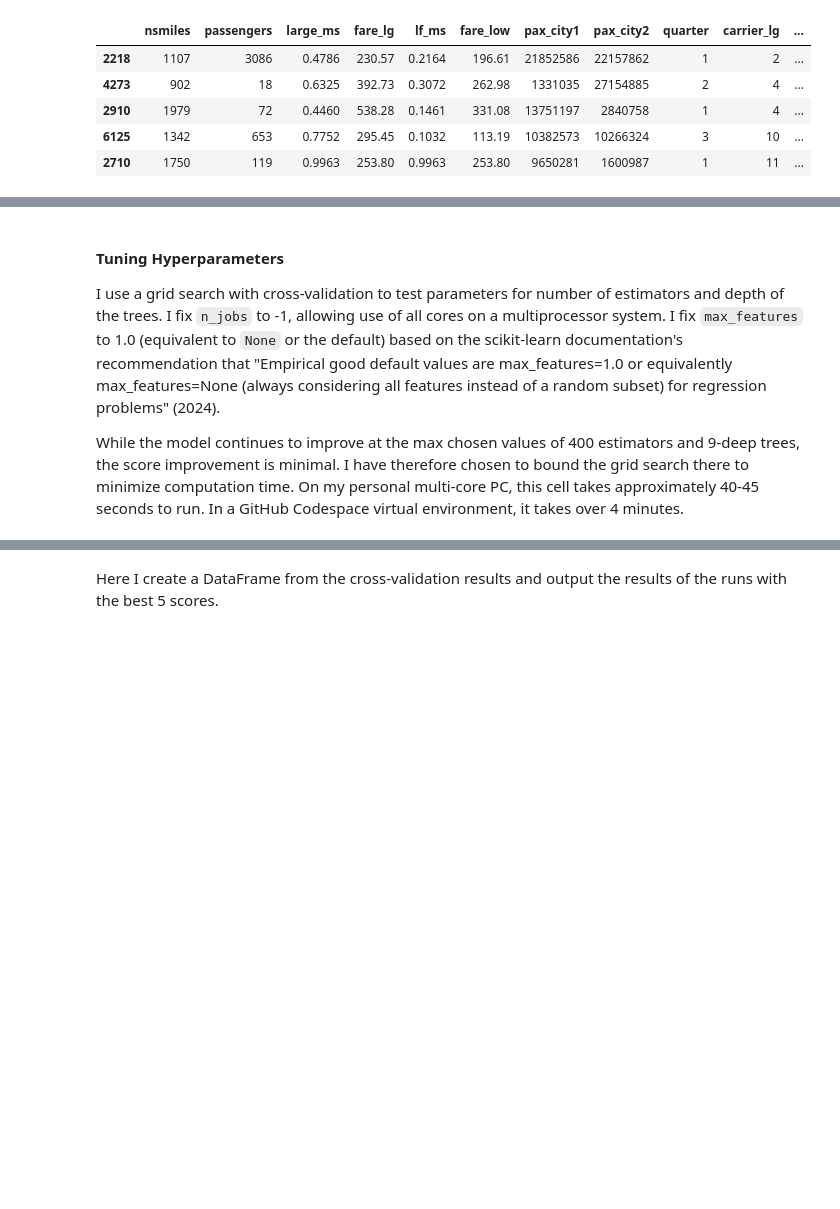
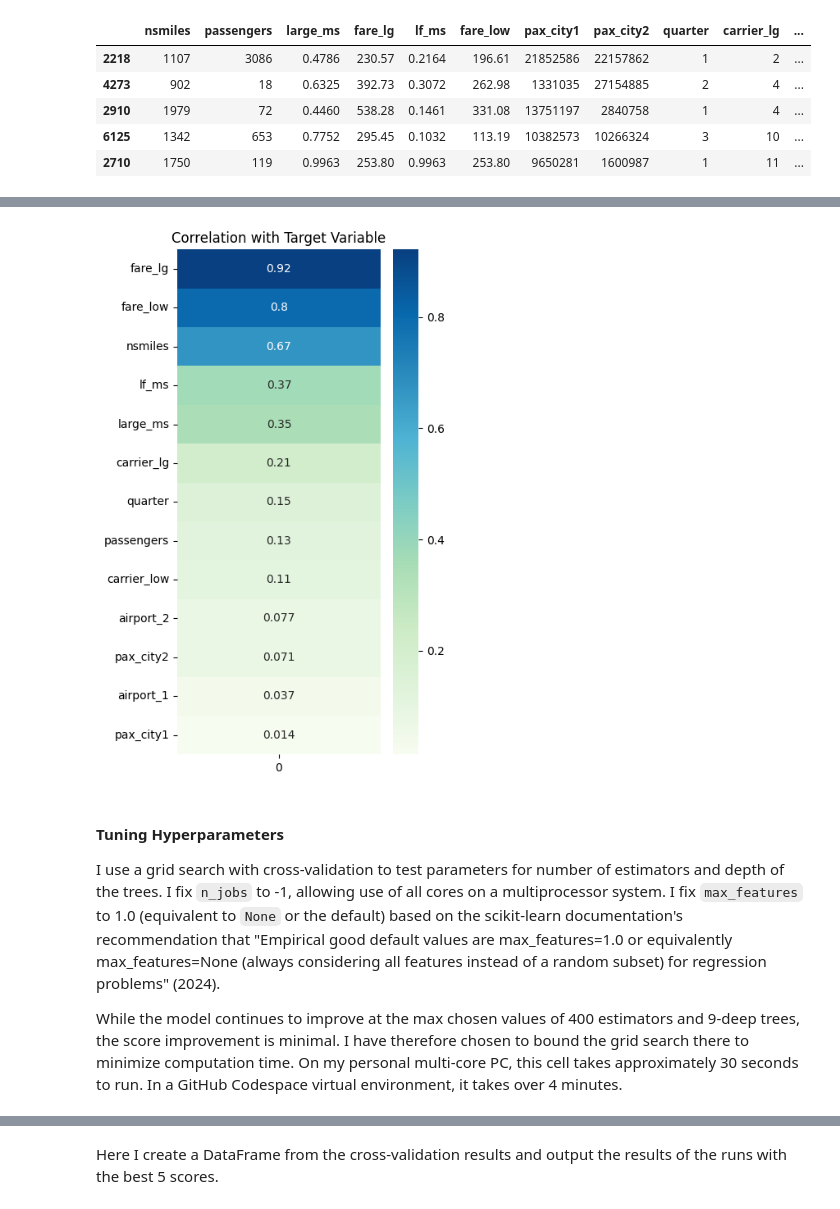
Before and after one commit to dhaunsperger/WGU_Portfolio, a Jupyter notebook: Capstone/Capstone.ipynb, the cells around one changed output, grey strips where cells are left out. Cells and saved outputs as stored; diff of their text form; code cells hidden in the pictures; blank space fills up the shorter version.

```diff
--- a/Capstone/Capstone.ipynb
+++ b/Capstone/Capstone.ipynb
@@ -289,9 +293,24 @@ X_train.head()
+# %%
+# Code ref: https://medium.com/@daython3/mastering-the-art-of-feature-selection-python-techniques-for-visualizing-feature-importance-cacf406e6b71 (Filippou, 2023)
+# Create a correlation matrix with target variable
+corr_with_target = X.corrwith(y).abs()
+
+# Sort features by correlation with target variable
+corr_with_target = corr_with_target.sort_values(ascending=False)
+
+# Plot the heatmap
+plt.figure(figsize=(4, 8))
+sns.heatmap(corr_with_target.to_frame(), cmap='GnBu', annot=True)
+plt.title('Correlation with Target Variable')
+plt.show()
+# %% [output]
+[figure, added]
 # %% [markdown]
 #### Tuning Hyperparameters
 
 I use a grid search with cross-validation to test parameters for number of estimators and depth of the trees. I fix `n_jobs` to -1, allowing use of all cores on a multiprocessor system. I fix `max_features` to 1.0 (equivalent to `None` or the default) based on the scikit-learn documentation's recommendation that "Empirical good default values are max_features=1.0 or equivalently max_features=None (always considering all features instead of a random subset) for regression problems" (2024).
 
-While the model continues to improve at the max chosen values of 400 estimators and 9-deep trees, the score improvement is minimal. I have therefore chosen to bound the grid search there to minimize computation time. On my personal multi-core PC, this cell takes approximately 40-45 seconds to run. In a GitHub Codespace virtual environment, it takes over 4 minutes.
+While the model continues to improve at the max chosen values of 400 estimators and 9-deep trees, the score improvement is minimal. I have therefore chosen to bound the grid search there to minimize computation time. On my personal multi-core PC, this cell takes approximately 30 seconds to run. In a GitHub Codespace virtual environment, it takes over 4 minutes.
 # %%
 ## Define Grid
 grid = {
```
Also changed, not shown: parts of 12 cells of this notebook.
